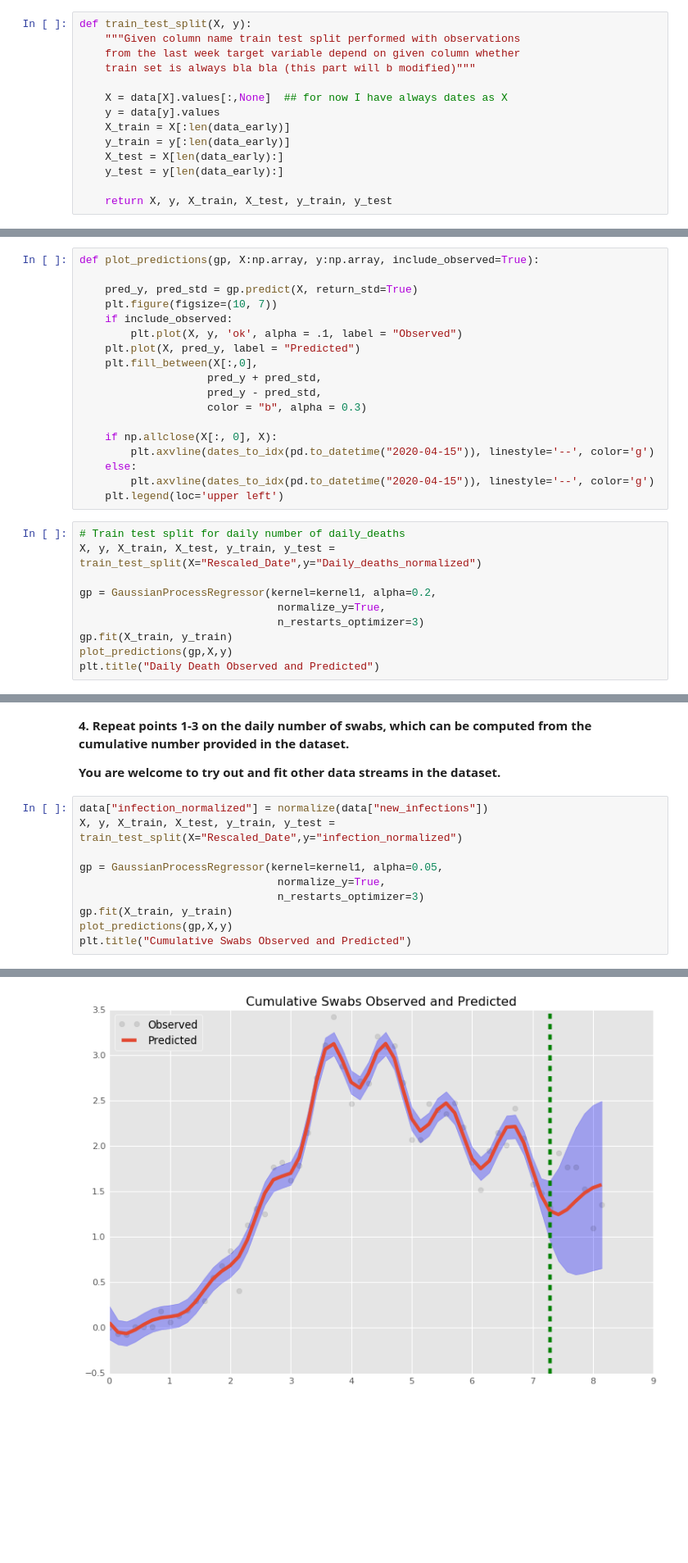
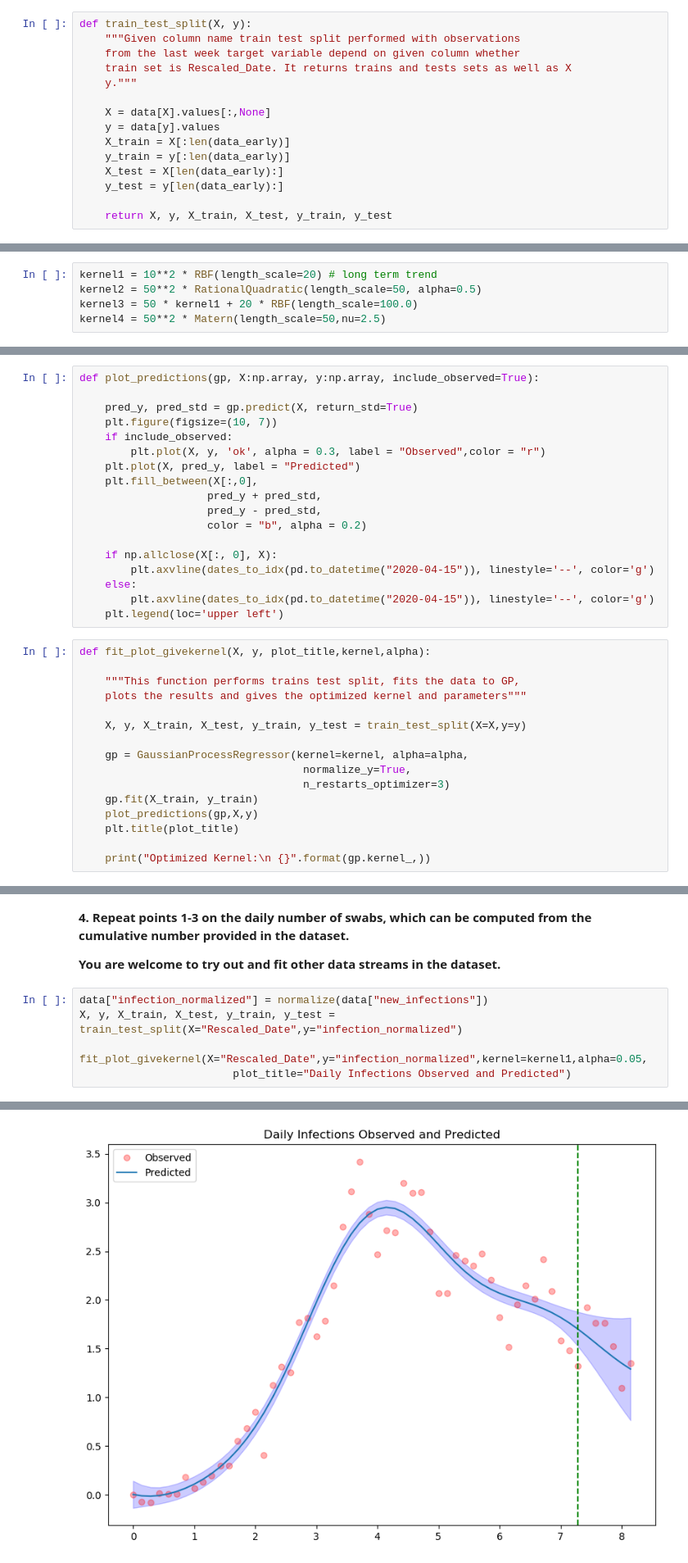
Before and after one commit to demirbilek95/statistical-machine-learning, a Jupyter notebook: homeworks/homework_05.ipynb, the cells around one changed output, grey strips where cells are left out. Shown: that part at 82% size. Saved outputs shown, nothing was run; the diff lists cells and outputs as text; blank space fills up the shorter version.

```diff
--- a/homeworks/homework_05.ipynb
+++ b/homeworks/homework_05.ipynb
@@ -127,9 +127,10 @@ data.tail()
 def train_test_split(X, y):
     """Given column name train test split performed with observations
     from the last week target variable depend on given column whether
-    train set is always bla bla (this part will b modified)"""
+    train set is Rescaled_Date. It returns trains and tests sets as well as X
+    y."""
 
-    X = data[X].values[:,None]  ## for now I have always dates as X
+    X = data[X].values[:,None]
     y = data[y].values
     X_train = X[:len(data_early)]
     y_train = y[:len(data_early)]
@@ -157,0 +151,5 @@ kernel4 = kernel2 + kernel3
+# %%
+kernel1 = 10**2 * RBF(length_scale=20) # long term trend
+kernel2 = 50**2 * RationalQuadratic(length_scale=50, alpha=0.5)
+kernel3 = 50 * kernel1 + 20 * RBF(length_scale=100.0)
+kernel4 = 50**2 * Matern(length_scale=50,nu=2.5)
@@ -165,12 +168,12 @@ def plot_predictions(gp, X:np.array, y:np.array, include_observed=True):
     pred_y, pred_std = gp.predict(X, return_std=True)
     plt.figure(figsize=(10, 7))
     if include_observed:
-        plt.plot(X, y, 'ok', alpha = .1, label = "Observed")
+        plt.plot(X, y, 'ok', alpha = 0.3, label = "Observed",color = "r")
     plt.plot(X, pred_y, label = "Predicted")
     plt.fill_between(X[:,0],
                     pred_y + pred_std,
                     pred_y - pred_std,
-                    color = "b", alpha = 0.3)
+                    color = "b", alpha = 0.2)
 
     if np.allclose(X[:, 0], X):
         plt.axvline(dates_to_idx(pd.to_datetime("2020-04-15")), linestyle='--', color='g')
@@ -178,12 +181,18 @@ def plot_predictions(gp, X:np.array, y:np.array, include_observed=True):
         plt.axvline(dates_to_idx(pd.to_datetime("2020-04-15")), linestyle='--', color='g')
     plt.legend(loc='upper left')
 # %%
-# Train test split for daily number of daily_deaths
-X, y, X_train, X_test, y_train, y_test = train_test_split(X="Rescaled_Date",y="Daily_deaths_normalized")
+def fit_plot_givekernel(X, y, plot_title,kernel,alpha):
 
-gp = GaussianProcessRegressor(kernel=kernel1, alpha=0.2,
-                               normalize_y=True,
-                               n_restarts_optimizer=3)
-gp.fit(X_train, y_train)
-plot_predictions(gp,X,y)
-plt.title("Daily Death Observed and Predicted")
+    """This function performs trains test split, fits the data to GP,
+    plots the results and gives the optimized kernel and parameters"""
+
+    X, y, X_train, X_test, y_train, y_test = train_test_split(X=X,y=y)
+
+    gp = GaussianProcessRegressor(kernel=kernel, alpha=alpha,
+                                   normalize_y=True,
+                                   n_restarts_optimizer=3)
+    gp.fit(X_train, y_train)
+    plot_predictions(gp,X,y)
+    plt.title(plot_title)
+
+    print("Optimized Kernel:\n {}".format(gp.kernel_,))
@@ -236,10 +249,6 @@ Text(0.5, 1.0, 'Cumulative Swabs Observed and Predicted')
 data["infection_normalized"] = normalize(data["new_infections"])
 X, y, X_train, X_test, y_train, y_test = train_test_split(X="Rescaled_Date",y="infection_normalized")
 
-gp = GaussianProcessRegressor(kernel=kernel1, alpha=0.05,
-                               normalize_y=True,
-                               n_restarts_optimizer=3)
-gp.fit(X_train, y_train)
-plot_predictions(gp,X,y)
-plt.title("Cumulative Swabs Observed and Predicted")
+fit_plot_givekernel(X="Rescaled_Date",y="infection_normalized",kernel=kernel1,alpha=0.05,
+                        plot_title="Daily Infections Observed and Predicted")
 # %% [output]
@@ -247 +257 @@ Text(0.5, 1.0, 'Cumulative Swabs Observed and Predicted')
-[figure, old version]
+[figure, new version]
```
Also changed, not shown: parts of 21 cells of this notebook, 1 other file.
